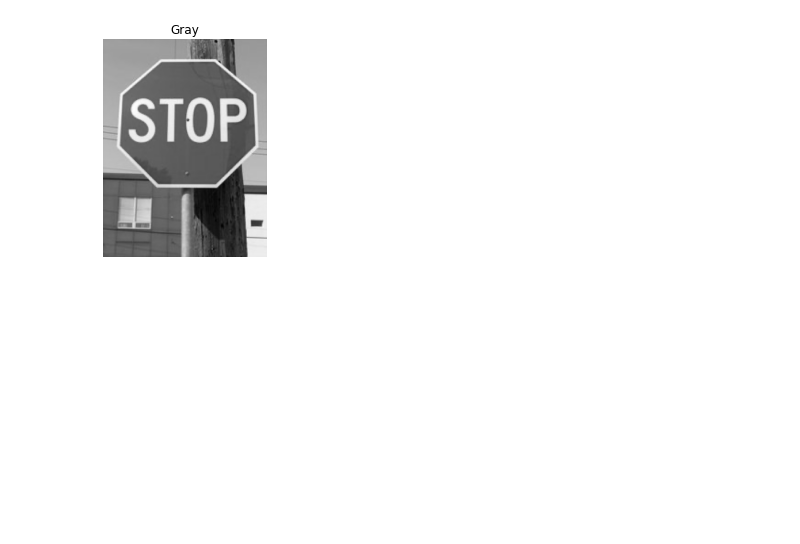
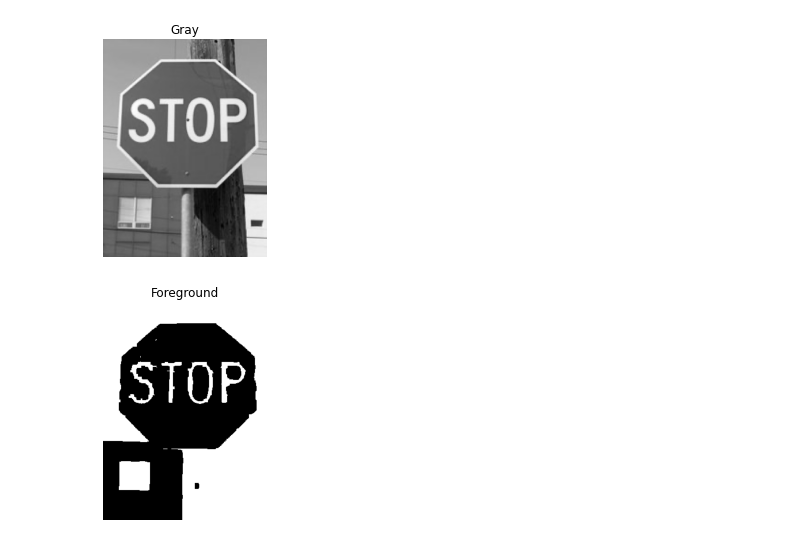
Before and after one commit to tomasfgon/FEUP-VC, a Jupyter notebook: src/main.ipynb, the cells around one changed output. Cells and saved outputs as stored; diff of their text form; code cells hidden in the pictures; blank space fills up the shorter version.

```diff
--- a/src/main.ipynb
+++ b/src/main.ipynb
@@ -10,32 +10,32 @@ img = cv.imread(os.path.join(dataDir, 'road57.png')) # Change this, according to
 # %%
-hsv = cv.cvtColor(img, cv.COLOR_BGR2HSV)
+hsv = cv2.cvtColor(img, cv2.COLOR_BGR2HSV)
 #obtain the grayscale image of the original image
-gray = cv.cvtColor(img, cv.COLOR_BGR2GRAY)
+gray = cv2.cvtColor(img, cv2.COLOR_BGR2GRAY)
 
 #set the bounds for the red hue
 lower_red = np.array([0,100,100])
 upper_red = np.array([20,255,255])
 
 #create a mask using the bounds set
-mask = cv.inRange(hsv, lower_red, upper_red)
+mask = cv2.inRange(hsv, lower_red, upper_red)
 #create an inverse of the mask
-mask_inv = cv.bitwise_not(mask)
+mask_inv = cv2.bitwise_not(mask)
 #Filter only the red colour from the original image using the mask(foreground)
-res = cv.bitwise_and(img, img, mask=mask)
+res = cv2.bitwise_and(img, img, mask=mask)
 #Filter the regions containing colours other than red from the grayscale image(background)
-background = cv.bitwise_and(gray, gray, mask = mask_inv)
+background = cv2.bitwise_and(gray, gray, mask = mask_inv)
 #convert the one channelled grayscale background to a three channelled image
 background = np.stack((background,)*3, axis=-1)
 #add the foreground and the background
-added_img = cv.add(res, background)
+added_img = cv2.add(res, background)
 
-mask = cv.cvtColor(mask, cv.COLOR_BGR2RGB)
-mask_inv = cv.cvtColor(mask_inv, cv.COLOR_BGR2RGB) # convert from BGR to RGB because we are using matplotlib to display the image
-res = cv.cvtColor(res, cv.COLOR_BGR2RGB)
-background = cv.cvtColor(background, cv.COLOR_BGR2RGB)
-added_img = cv.cvtColor(added_img, cv.COLOR_BGR2RGB)
-hsv = cv.cvtColor(hsv, cv.COLOR_BGR2RGB)
-gray = cv.cvtColor(gray, cv.COLOR_BGR2RGB)
+mask = cv2.cvtColor(mask, cv2.COLOR_BGR2RGB)
+mask_inv = cv2.cvtColor(mask_inv, cv2.COLOR_BGR2RGB) # convert from BGR to RGB because we are using matplotlib to display the image
+res = cv2.cvtColor(res, cv2.COLOR_BGR2RGB)
+background = cv2.cvtColor(background, cv2.COLOR_BGR2RGB)
+added_img = cv2.cvtColor(added_img, cv2.COLOR_BGR2RGB)
+hsv = cv2.cvtColor(hsv, cv2.COLOR_BGR2RGB)
+gray = cv2.cvtColor(gray, cv2.COLOR_BGR2RGB)
 
 plt.imshow(mask_inv)
 plt.title('Mask')
@@ -73,3 +73,21 @@ plt.show()
 [figure]
 [figure]
 [figure]
+# %%
+imgGray = cv2.cvtColor(mask, cv2.COLOR_RGB2GRAY)
+ret, thresh = cv2.threshold(imgGray, 0, 255, cv2.THRESH_BINARY_INV + cv2.THRESH_OTSU)
+
+# Removing Noise
+kernel = np.ones((3,3),np.uint8)
+opening = cv2.morphologyEx(thresh, cv2.MORPH_OPEN, kernel, iterations = 2)
+
+# Getting the background area
+bg = cv2.dilate(opening,kernel,iterations=3)
+bg = cv2.erode(opening,kernel,iterations=3)
+
+plt.imshow(bg, cmap='gray')
+plt.title('Foreground')
+plt.axis('off')
+plt.show()
+# %% [output]
+[figure, added]
```
Also changed, not shown: parts of 3 cells of this notebook.
